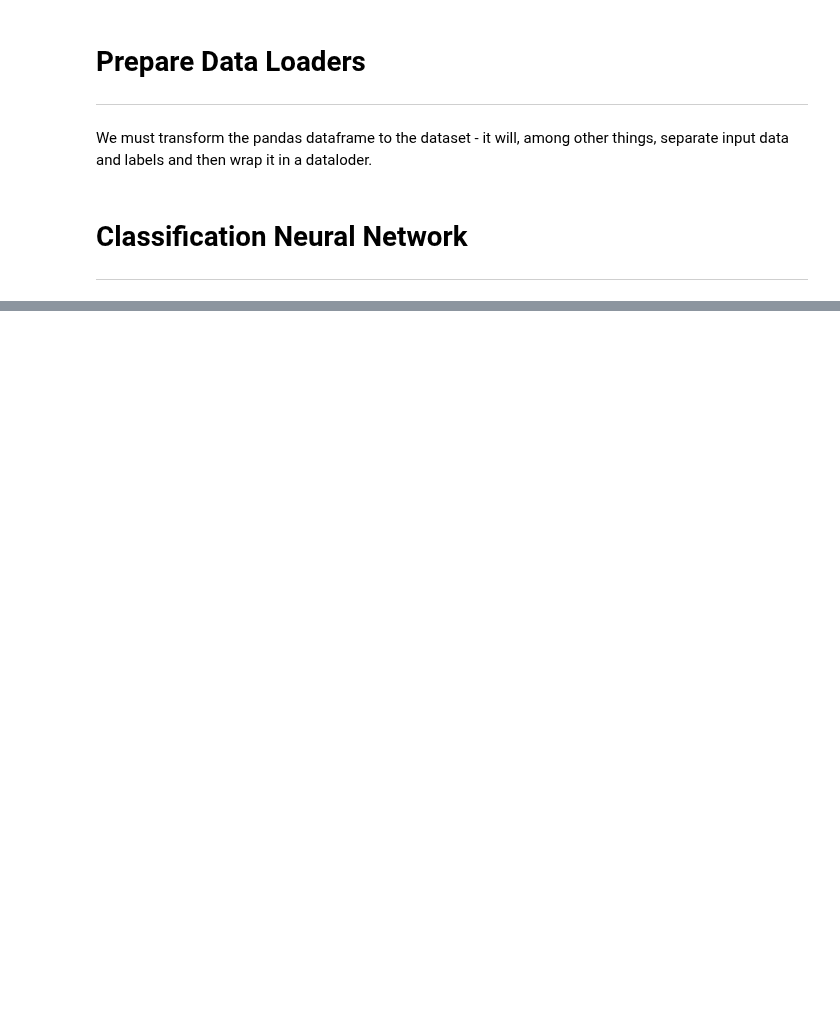
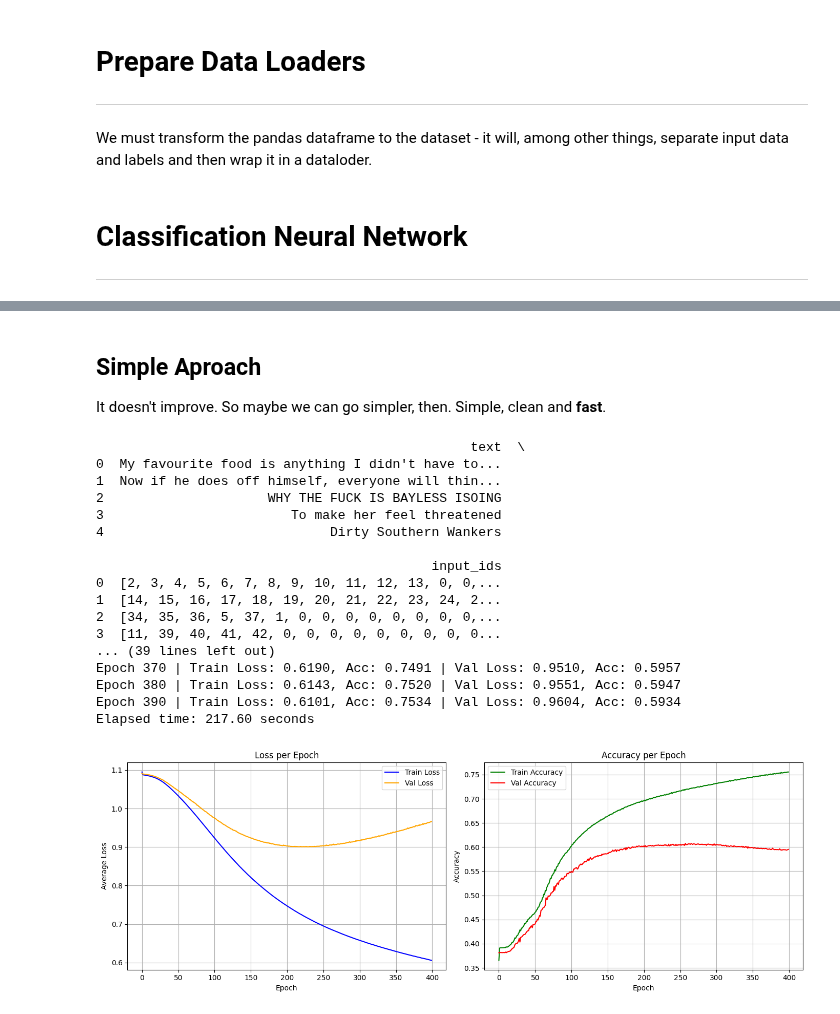
Before and after one commit to roguxivlo/Machine-Learning-2024, a Jupyter notebook: Lab12_nlp-introduction.ipynb, the cells around one changed output, grey strips where cells are left out. Cells and saved outputs as stored; diff of their text form; code cells hidden in the pictures; blank space fills up the shorter version.

```diff
--- a/Lab12_nlp-introduction.ipynb
+++ b/Lab12_nlp-introduction.ipynb
@@ -400,0 +509,49 @@ plt.show()
+# %% [markdown]
+## Simple Aproach
+
+It doesn't improve. So maybe we can go simpler, then. Simple, clean and **fast**.
+# %%
+PAD_AND_MAX_LEN = 32
+train_df, val_df, test_df, vocab = preprocess_and_tokenize(train_df_orig, val_df_orig, test_df_orig, pad_and_max_len=PAD_AND_MAX_LEN)
+
+# Example check
+print(train_df[['text', 'input_ids']].head())
+
+feature_cnt = 4
+vocab_len = max(vocab.values()) + 1   # maximal value (index) of a token
+
+class Net(torch.nn.Module):
+    def __init__(self):
+        torch.nn.Module.__init__(self)
+        self.embedding = torch.nn.Embedding(vocab_len, feature_cnt)
+        self.classifier = torch.nn.Linear(feature_cnt, 3)
+    def forward(self, index):                        #batches, words
+        feature = self.embedding(index)              #batches, words, features
+        feature = feature.mean(-2)                   #batches, features
+        classification = self.classifier(feature)    #batches, 3
+        return classification
+
+net = Net()
+
+# Execute training again
+train_loss, val_loss, train_acc, val_acc = train_model(net, train_loader, val_loader, epochs = 400)
+plot_training_curves(train_loss, val_loss, train_acc, val_acc)
+# %% [output]
+                                                text  \
+0  My favourite food is anything I didn't have to...
+1  Now if he does off himself, everyone will thin...
+2                     WHY THE FUCK IS BAYLESS ISOING
+3                        To make her feel threatened
+4                             Dirty Southern Wankers
+
+                                           input_ids
+0  [2, 3, 4, 5, 6, 7, 8, 9, 10, 11, 12, 13, 0, 0,...
+1  [14, 15, 16, 17, 18, 19, 20, 21, 22, 23, 24, 2...
+2  [34, 35, 36, 5, 37, 1, 0, 0, 0, 0, 0, 0, 0, 0,...
+3  [11, 39, 40, 41, 42, 0, 0, 0, 0, 0, 0, 0, 0, 0...
+... (39 lines left out)
+Epoch 370 | Train Loss: 0.6190, Acc: 0.7491 | Val Loss: 0.9510, Acc: 0.5957
+Epoch 380 | Train Loss: 0.6143, Acc: 0.7520 | Val Loss: 0.9551, Acc: 0.5947
+Epoch 390 | Train Loss: 0.6101, Acc: 0.7534 | Val Loss: 0.9604, Acc: 0.5934
+Elapsed time: 217.60 seconds
+[figure, added]
```
Also changed, not shown: parts of 18 cells of this notebook.
